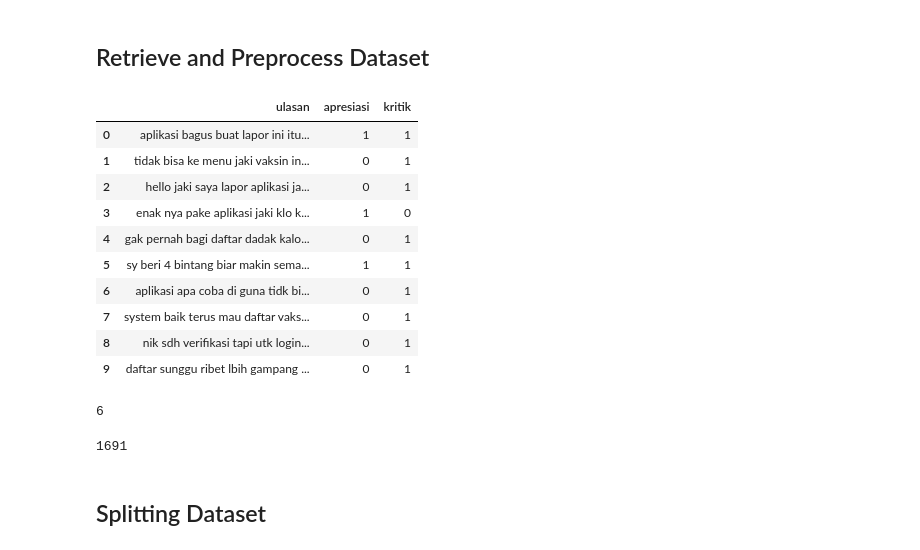
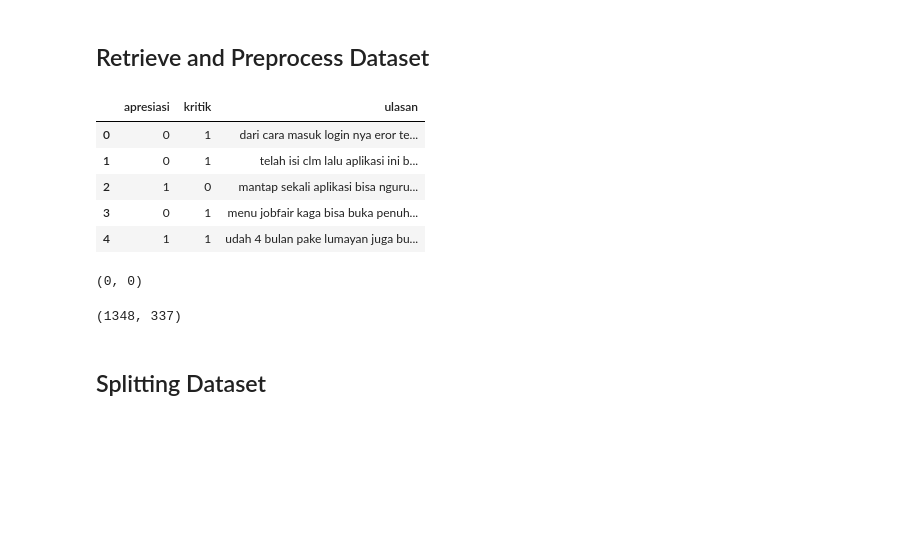
Before and after one commit to naufalhawari/gemastik-data-minik-esteh, a Jupyter notebook: esteh-juara-ver1.ipynb, the cells around one changed output. Saved outputs shown, nothing was run; the diff lists cells and outputs as text; code cells hidden in the pictures; blank space fills up the shorter version.

```diff
--- a/esteh-juara-ver1.ipynb
+++ b/esteh-juara-ver1.ipynb
@@ -88,25 +76,31 @@ df = pd.read_csv(file_path)
-# %%
-df.head(10)
-# %% [output]
-|  | ulasan | apresiasi | kritik |
-| 0 | aplikasi bagus buat lapor ini itu... | 1 | 1 |
-| 1 | tidak bisa ke menu jaki vaksin in... | 0 | 1 |
-| 2 | hello jaki saya lapor aplikasi ja... | 0 | 1 |
-| 3 | enak nya pake aplikasi jaki klo k... | 1 | 0 |
-| 4 | gak pernah bagi daftar dadak kalo... | 0 | 1 |
-| 5 | sy beri 4 bintang biar makin sema... | 1 | 1 |
-| 6 | aplikasi apa coba di guna tidk bi... | 0 | 1 |
-| 7 | system baik terus mau daftar vaks... | 0 | 1 |
-| 8 | nik sdh verifikasi tapi utk login... | 0 | 1 |
-| 9 | daftar sunggu ribet lbih gampang ... | 0 | 1 |
-# %%
-df.duplicated().sum()
-# %% [output]
-6
-# %%
-len(df)
-# %% [output]
-1691
+# %%
+# create new dataset
+# df = create_dataset(file_path)
+
+# import existing dataset
+# df = pd.read_csv(file_path)
+# df = df.loc[~df.duplicated()].copy()
+
+# import existing splitted dataset
+train = pd.read_csv("https://raw.githubusercontent.com/naufalhawari/gemastik-data-minik-esteh/main/esteh-train.csv")
+test = pd.read_csv("https://raw.githubusercontent.com/naufalhawari/gemastik-data-minik-esteh/main/esteh-test.csv")
+# %%
+train.head()
+# %% [output]
+|  | apresiasi | kritik | ulasan |
+| 0 | 0 | 1 | dari cara masuk login nya eror te... |
+| 1 | 0 | 1 | telah isi clm lalu aplikasi ini b... |
+| 2 | 1 | 0 | mantap sekali aplikasi bisa nguru... |
+| 3 | 0 | 1 | menu jobfair kaga bisa buka penuh... |
+| 4 | 1 | 1 | udah 4 bulan pake lumayan juga bu... |
+# %%
+train.duplicated().sum(), test.duplicated().sum()
+# %% [output]
+(0, 0)
+# %%
+len(train), len(test)
+# %% [output]
+(1348, 337)
 # %% [markdown]
 ## Splitting Dataset
 # %%
```
Also changed, not shown: parts of 30 cells of this notebook.
